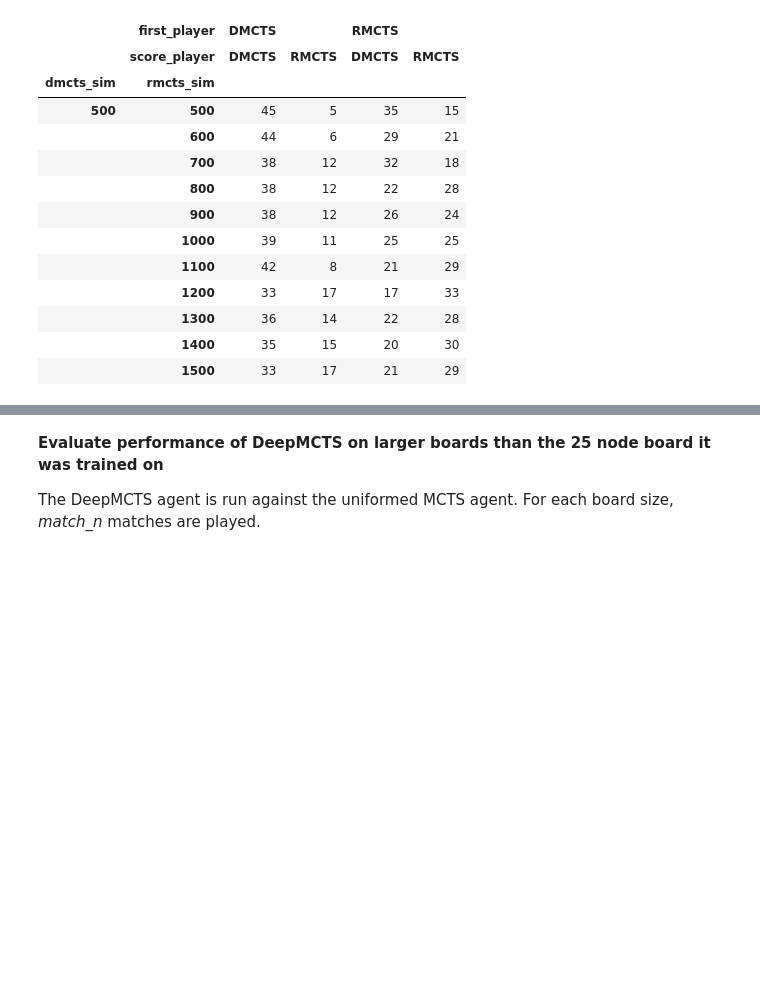
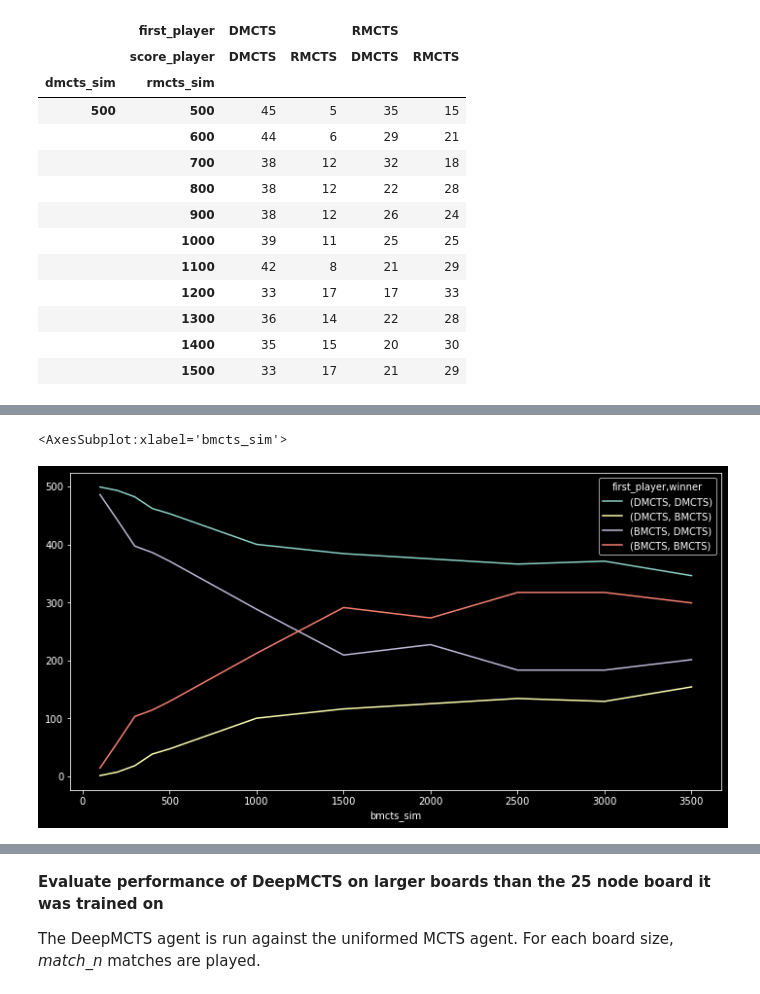
Before and after one commit to phil-hawkins/multiplayer-alphazero, a Jupyter notebook: notebooks/vortex_experiments.ipynb, the cells around one changed output, grey strips where cells are left out. Cells and saved outputs as stored; diff of their text form; code cells hidden in the pictures; blank space fills up the shorter version.

```diff
--- a/notebooks/vortex_experiments.ipynb
+++ b/notebooks/vortex_experiments.ipynb
@@ -173,0 +181,11 @@ df.groupby(['dmcts_sim', 'bmcts_sim']).sum()
+# %%
+dfp = df.groupby(['dmcts_sim', 'bmcts_sim']).sum()
+dfp = dfp.reset_index()
+dfp.drop('dmcts_sim', axis=1, inplace=True)
+dfp = dfp.set_index(['bmcts_sim'])
+#dfp
+
+dfp.plot.line(figsize=(12,6))
+# %% [output]
+<AxesSubplot:xlabel='bmcts_sim'>
+[figure, added]
```
Also changed, not shown: parts of 2 cells of this notebook, 2 other files.
